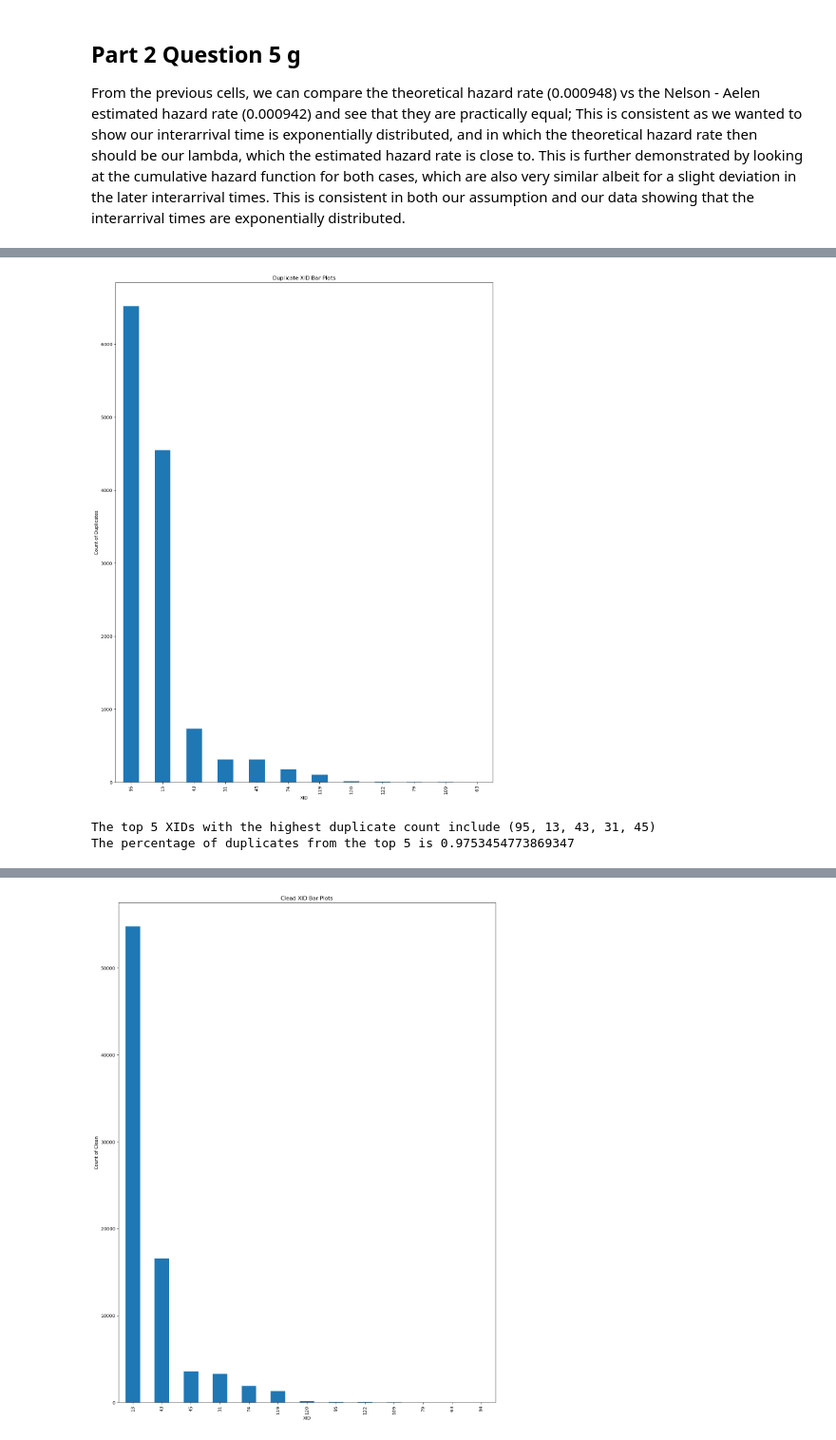
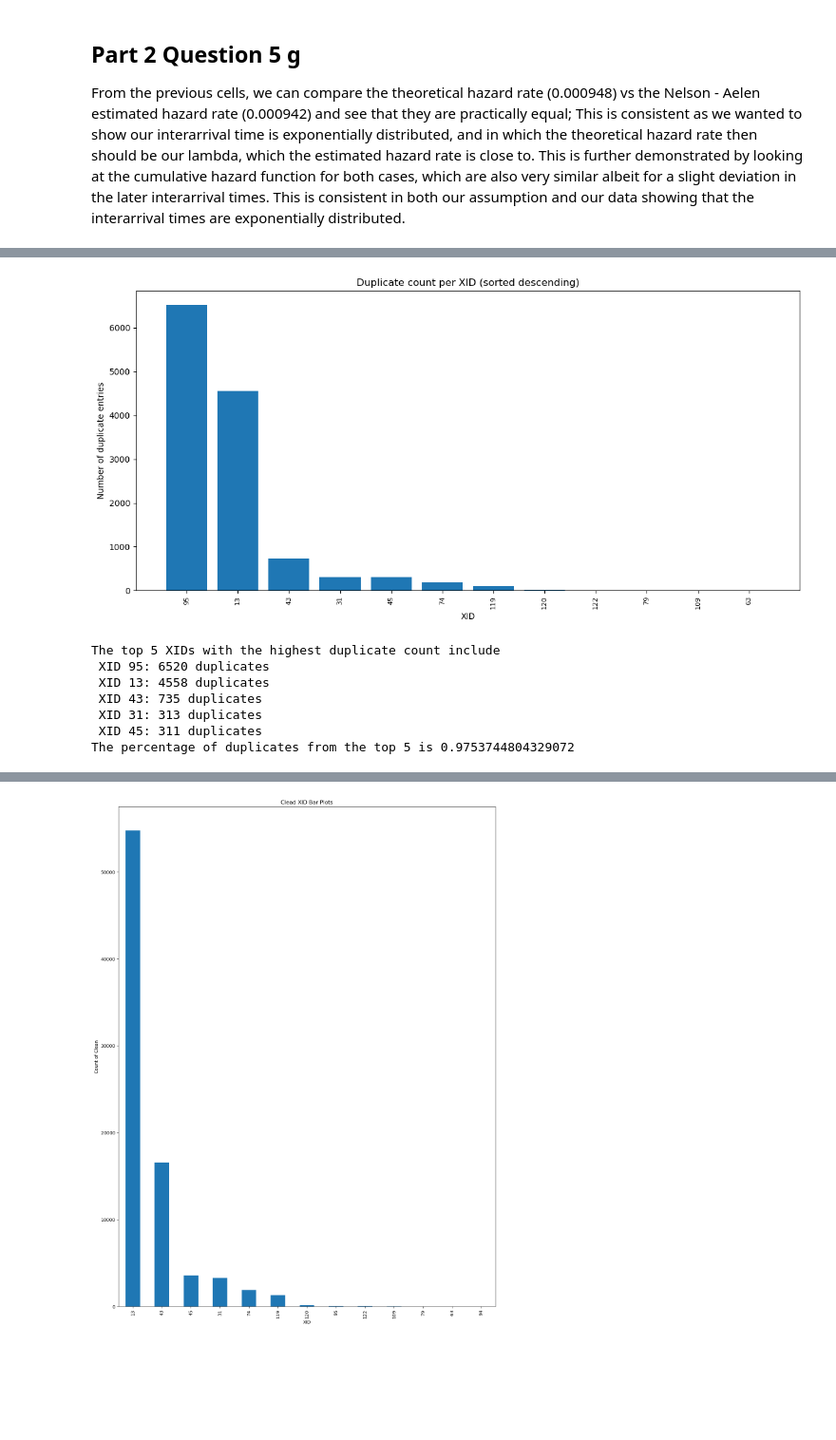
Before and after one commit to s1oly/GPUFailureAnalysis, a Jupyter notebook: project_1.ipynb, the cells around one changed output, grey strips where cells are left out. Shown at 95% size. Cells and saved outputs as stored; diff of their text form; code cells hidden in the pictures; blank space fills up the shorter version.

```diff
--- a/project_1.ipynb
+++ b/project_1.ipynb
@@ -407,27 +417,63 @@ Percentage of Duplicates is 0.13469124443457386
 # %%
 #Part 3 Question 1B
 
 #We want to plot a histogram for the counts of duplication based on XID
-dataframe_2_duplicates = dataframe_2[is_duplicate].copy()
-duplicate_xid = dataframe_2_duplicates['XID'].value_counts()
+from collections import Counter
 
-plt.figure(figsize= (15,20))
+duplicate_xid_count = Counter()
 
-duplicate_xid.plot(kind = 'bar')
-plt.title('Duplicate XID Bar Plots')
+def deduplicate_xid_count(group):
+    group = group.sort_values('Timestamp')
+    kept = []
+    anchor = None
+    for _, row in group.iterrows():
+        if anchor is None:
+            kept.append(row)
+            anchor = (row['Timestamp'], row['XID'])
+        else:
+            same_xid = (row['XID'] == anchor[1])
+            within_5s = (row['Timestamp'] - anchor[0]) <= 5
+            if same_xid and within_5s:
+                duplicate_xid_count[row['XID']] += 1   # count this duplicate
+            else:
+                kept.append(row)
+                anchor = (row['Timestamp'], row['XID'])
+    return pd.DataFrame(kept)
+
+dataframe_2_clean = dataframe_2.groupby(['Node name', 'Device ID'], group_keys=False, as_index= False).apply(deduplicate_xid_count)
+
+dup_counts_df = pd.DataFrame(list(duplicate_xid_count.items()),
+                              columns=['XID', 'duplicate_count'])
+dup_counts_df = dup_counts_df.sort_values('duplicate_count', ascending=False)
+
+# Bar chart: XID on x-axis, duplicate count on y-axis, descending height
+plt.figure(figsize=(12, 6))
+plt.bar(dup_counts_df['XID'].astype(str), dup_counts_df['duplicate_count'])
 plt.xlabel('XID')
-plt.ylabel('Count of Duplicates')
+plt.ylabel('Number of duplicate entries')
+plt.title('Duplicate count per XID (sorted descending)')
+plt.xticks(rotation=90, fontsize=8)  # rotate if many XIDs
+plt.tight_layout()
 plt.show()
 
-print(f'The top 5 XIDs with the highest duplicate count include {95, 13, 43, 31, 45}')
+top5 = duplicate_xid_count.most_common(5)
 
-duplicate_xid_top5 = duplicate_xid.sort_values(ascending= False).head(5).sum()
+print(f'The top 5 XIDs with the highest duplicate count include ')
+for xid, cnt in top5:
+    print(f' XID {xid}: {cnt} duplicates')
 
-print(f'The percentage of duplicates from the top 5 is {duplicate_xid_top5/is_duplicate.sum()}')
+total = sum(duplicate_xid_count.values())
+top_5 = sum(cnt for _, cnt in top5)
+print(f'The percentage of duplicates from the top 5 is {top_5/total}')
 # %% [output]
-[figure, old version]
+[figure, new version]
-The top 5 XIDs with the highest duplicate count include (95, 13, 43, 31, 45)
-The percentage of duplicates from the top 5 is 0.9753454773869347
+The top 5 XIDs with the highest duplicate count include
+ XID 95: 6520 duplicates
+ XID 13: 4558 duplicates
+ XID 43: 735 duplicates
+ XID 31: 313 duplicates
+ XID 45: 311 duplicates
+The percentage of duplicates from the top 5 is 0.9753744804329072
 # %%
 #Part 3 Question 1 C
 print(f'The number of non duplicates remaining is {len(dataframe_2_clean)}')
```
Also changed, not shown: parts of 4 cells of this notebook.
